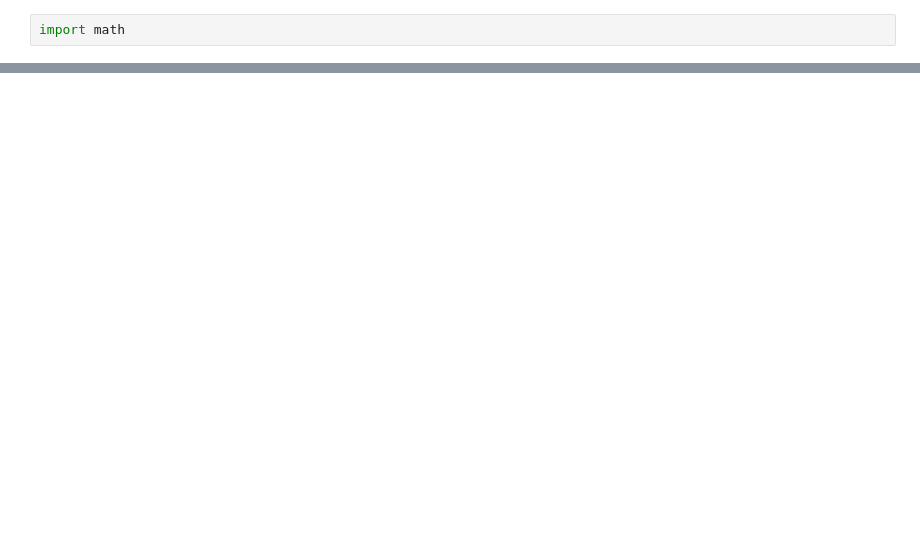
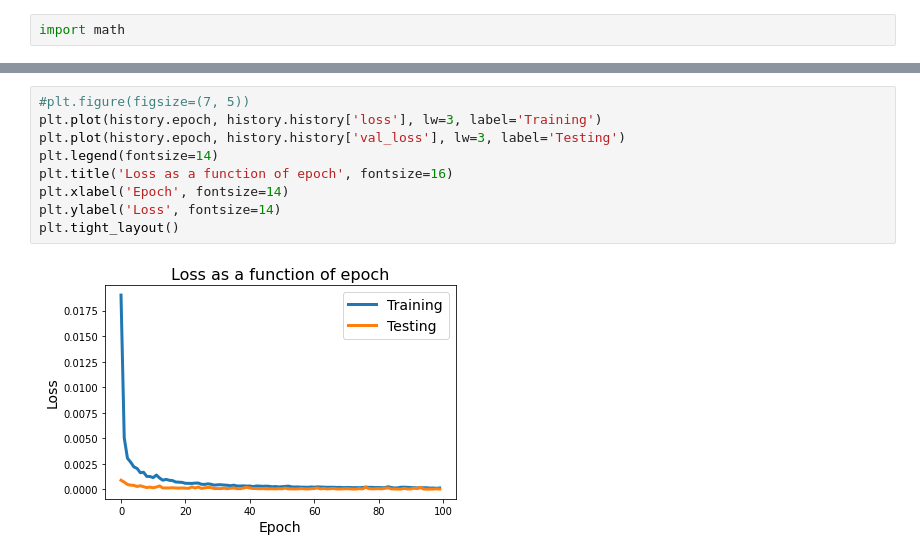
Before and after one commit to parastoobakhtiarii/my-work, a Jupyter notebook: vghadir222-checkpoint-checkpoint.ipynb, the cells around one changed output, grey strips where cells are left out. Drawn from its saved outputs; the diff is of its cells as text; blank space fills up the shorter version.

```diff
--- a/vghadir222-checkpoint-checkpoint.ipynb
+++ b/vghadir222-checkpoint-checkpoint.ipynb
@@ -403,0 +412,11 @@ plt.show()
+# %%
+#plt.figure(figsize=(7, 5))
+plt.plot(history.epoch, history.history['loss'], lw=3, label='Training')
+plt.plot(history.epoch, history.history['val_loss'], lw=3, label='Testing')
+plt.legend(fontsize=14)
+plt.title('Loss as a function of epoch', fontsize=16)
+plt.xlabel('Epoch', fontsize=14)
+plt.ylabel('Loss', fontsize=14)
+plt.tight_layout()
+# %% [output]
+[figure, added]
```
Also changed, not shown: parts of 12 cells of this notebook.
